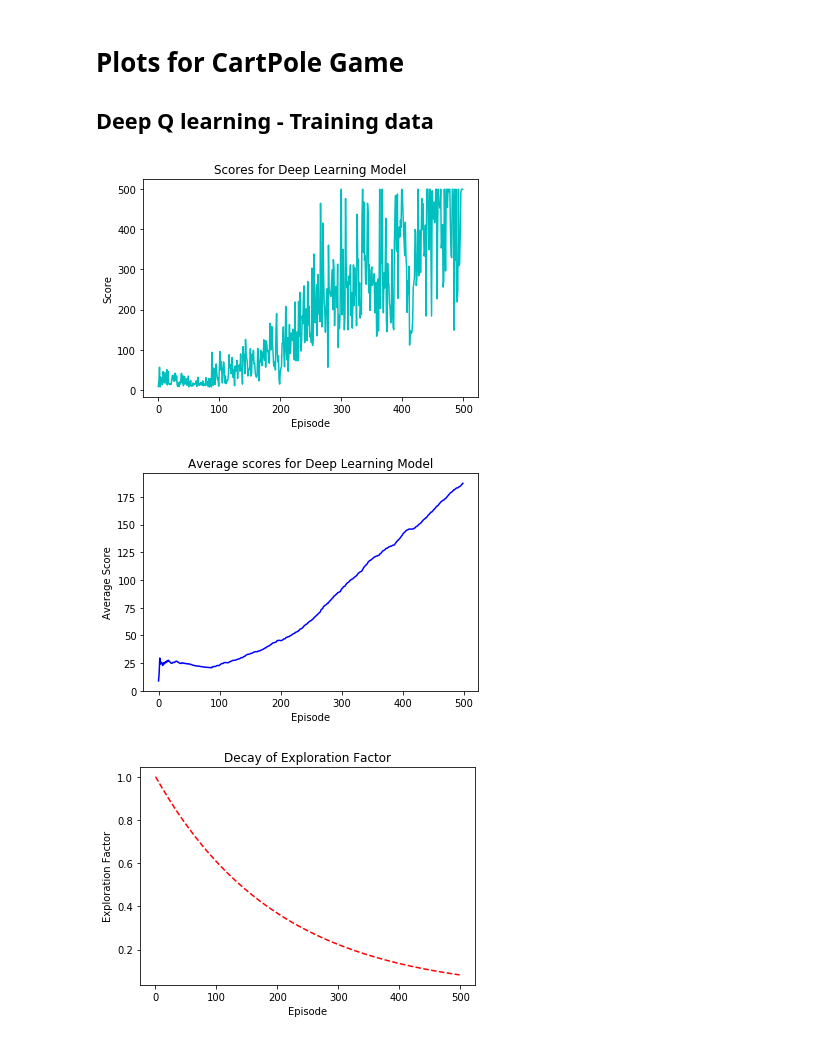
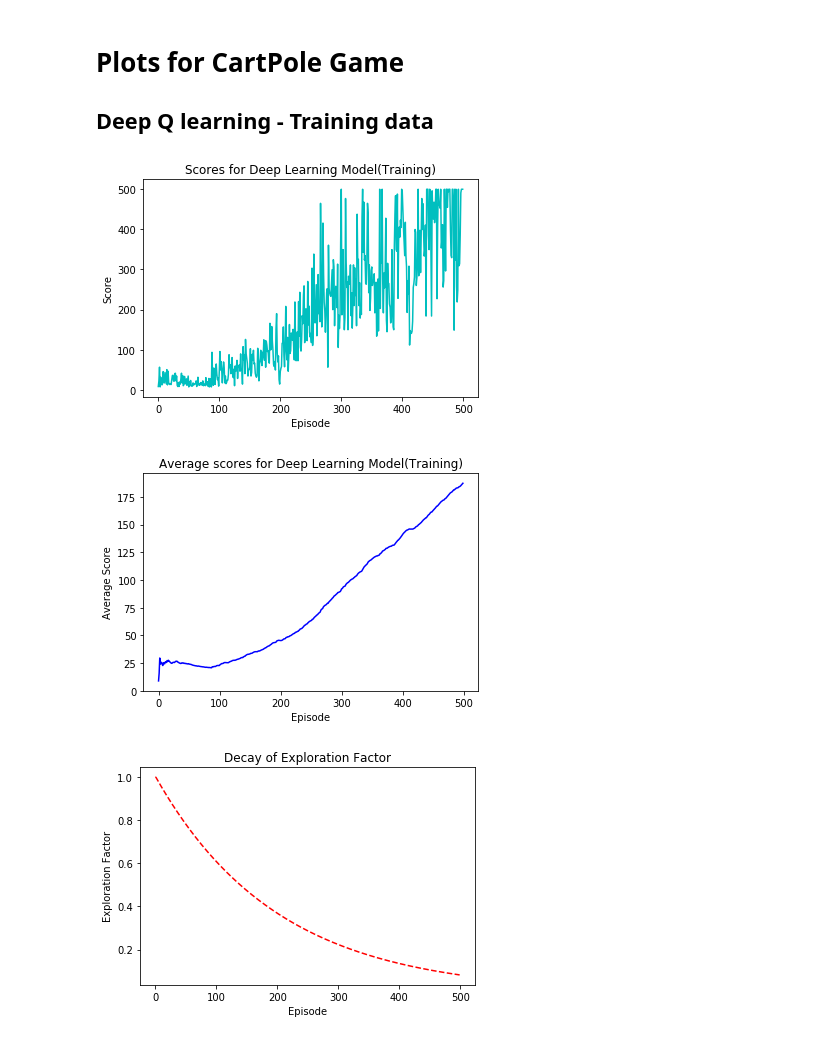
Before and after one commit to shobhitgupta01/major-project-plots, a Jupyter notebook: Cartpole/Cartpole Plots.ipynb, the cells around one changed output. Drawn from its saved outputs; the diff is of its cells as text; code cells hidden in the pictures.

```diff
--- a/Cartpole/Cartpole Plots.ipynb
+++ b/Cartpole/Cartpole Plots.ipynb
@@ -12,36 +12,36 @@ import pandas as pd
 # %%
 df = pd.read_csv('results_DQN_model_1.csv')
 
 
 #Storing the different columns in variables
 episodes = df['episode']
 epsilon = df['epsilon']
 score = df['score']
 average_score=df['average_score']
 total_reward=df['total_reward']
 average_reward=df['average_reward']
 
 
-plt.title("Scores for Deep Learning Model")
+plt.title("Scores for Deep Learning Model(Training)")
 plt.xlabel("Episode")
 plt.ylabel("Score")
 plt.plot(episodes,score,'c-')
 
-
+plt.savefig('outputs/dql_score1.png')
 plt.show()
 # %% [output]
-[figure, old version]
+[figure, new version]
 # %%
 #Average Scores
-plt.title("Average scores for Deep Learning Model")
+plt.title("Average scores for Deep Learning Model(Training)")
 plt.xlabel("Episode")
 plt.ylabel("Average Score")
 plt.plot(episodes,average_score,'b-')
 
-
+plt.savefig('outputs/dql_avg_score.png')
 plt.show()
 # %% [output]
-[figure, old version]
+[figure, new version]
 # %%
 plt.title("Decay of Exploration Factor")
 plt.xlabel("Episode")
```
Also changed, not shown: parts of 31 cells of this notebook, 56 other files.
